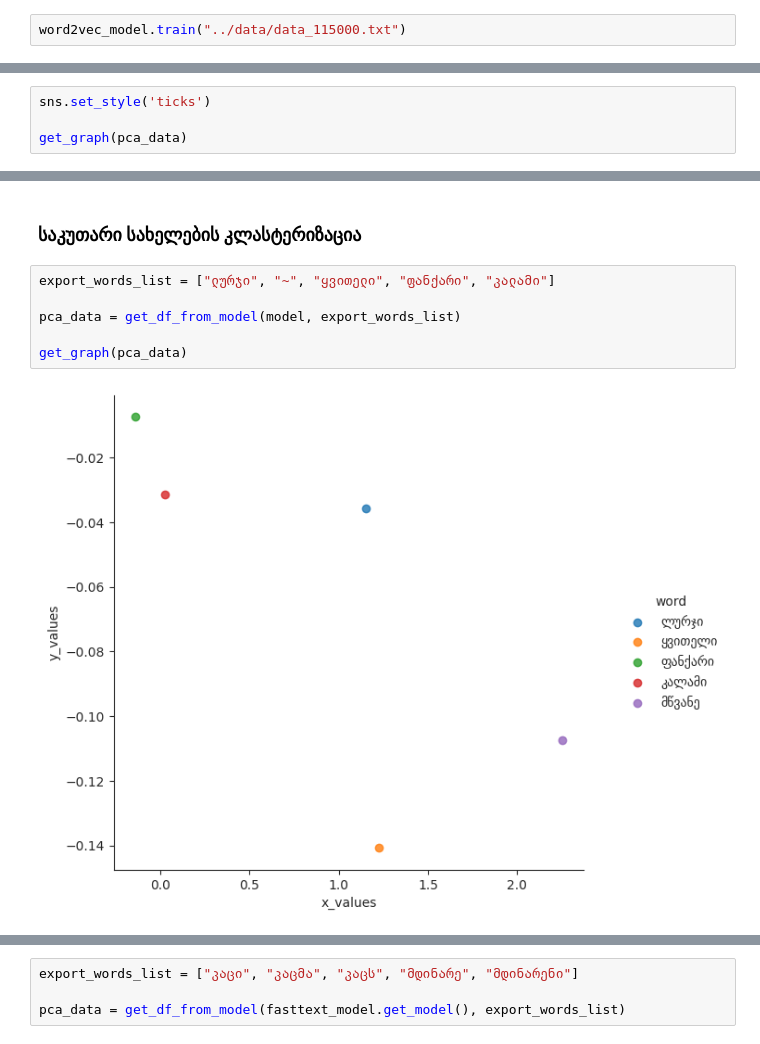
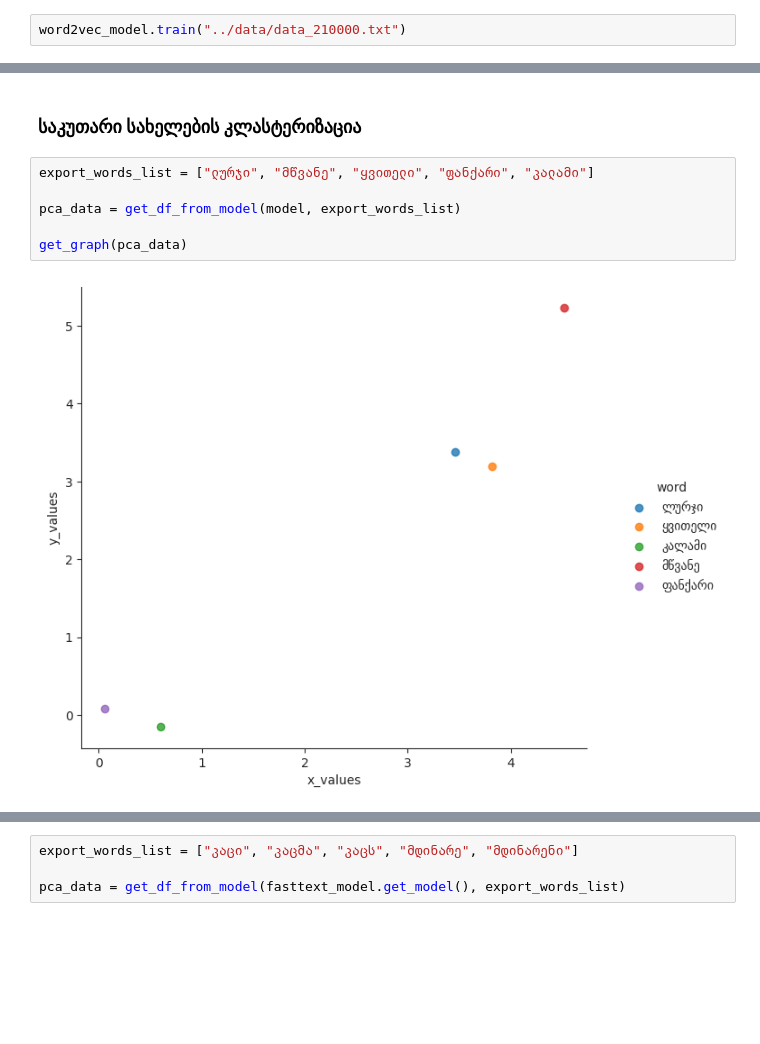
Before and after one commit to akakh18/NLP-Final-Project, a Jupyter notebook: notebooks/play_test.ipynb, the cells around one changed output, grey strips where cells are left out. Cells and saved outputs as stored; diff of their text form; blank space fills up the shorter version.

Commit message:
Train on larger data

```diff
--- a/notebooks/play_test.ipynb
+++ b/notebooks/play_test.ipynb
@@ -43,7 +43,7 @@ word2vec_model = GeorgianWord2VecModel(load=True)
 Initializing data
 Model created!
 # %%
-word2vec_model.train("../data/data_115000.txt")
+word2vec_model.train("../data/data_210000.txt")
 # %%
 word2vec_model.get_vector("ედუარდ")
 # %% [output]
@@ -135,4 +138,0 @@ Model created!
-# %%
-sns.set_style('ticks')
-
-get_graph(pca_data)
@@ -163,11 +161,11 @@ get_graph(pca_data)
 # %% [markdown]
 ### საკუთარი სახელების კლასტერიზაცია
 # %%
-export_words_list = ["ლურჯი", "~", "ყვითელი", "ფანქარი", "კალამი"]
+export_words_list = ["ლურჯი", "მწვანე", "ყვითელი", "ფანქარი", "კალამი"]
 
 pca_data = get_df_from_model(model, export_words_list)
 
 get_graph(pca_data)
 # %% [output]
-[figure, old version]
+[figure, new version]
 # %%
```
Also changed, not shown: parts of 12 cells of this notebook.
